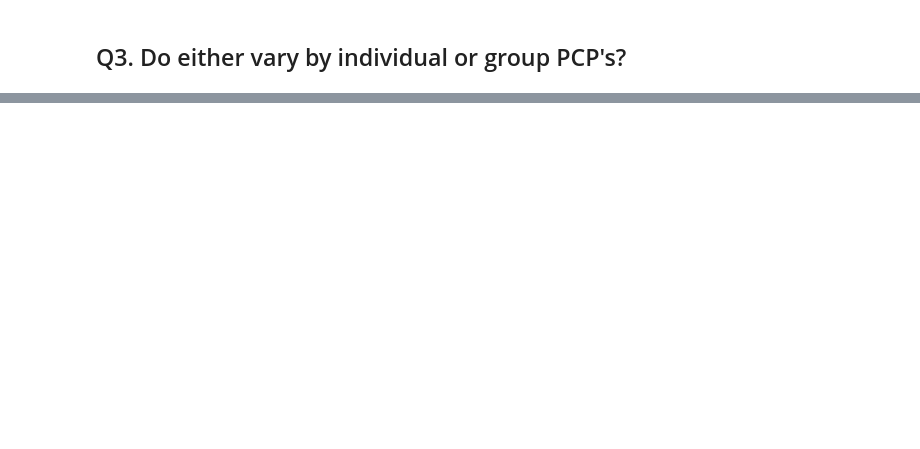
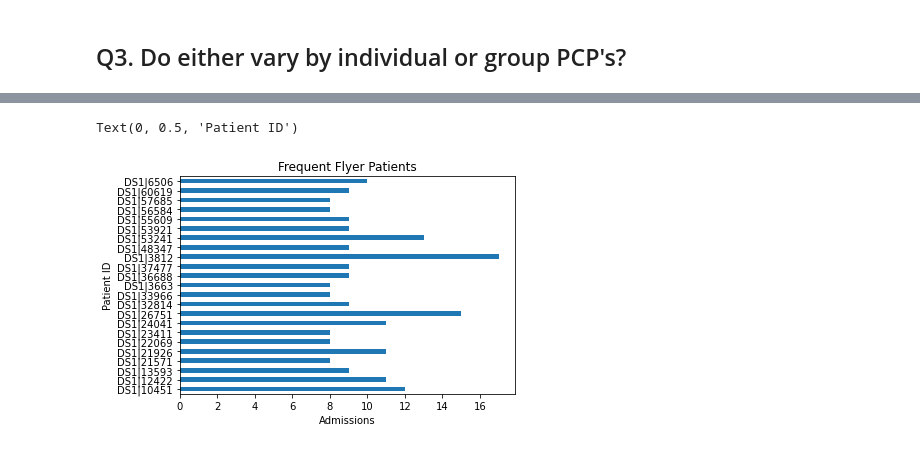
Before and after one commit to rghertel/hospital-readmission-not-koalas, a Jupyter notebook: URSA_hospital_readmission.ipynb, the cells around one changed output, grey strips where cells are left out. Saved outputs shown, nothing was run; the diff lists cells and outputs as text; code cells hidden in the pictures; blank space fills up the shorter version.

Commit message:
working on visuals

```diff
--- a/URSA_hospital_readmission.ipynb
+++ b/URSA_hospital_readmission.ipynb
@@ -366,0 +544,4 @@ pcp_seven.groupby(['Provider Group NPI']).count().sort_values('Patient ID',ascen
+# %%
+# merge members and admissions
+mem_adm=pd.merge(members,adm,how='left',left_on=['Patient ID'],right_on=['Patient ID'])
+mem_adm
@@ -366,0 +562,4 @@ pcp_seven.groupby(['Provider Group NPI']).count().sort_values('Patient ID',ascen
+# %%
+mem_adms=mem_adm[['Patient ID','Encounter Start Date']]
+# %%
+freq_fliers=mem_adms.groupby(['Patient ID']).count()
@@ -366,0 +587,2 @@ pcp_seven.groupby(['Provider Group NPI']).count().sort_values('Patient ID',ascen
+# %%
+freq_fliers=freq_fliers[freq_fliers['Encounter Start Date']>7]
@@ -366,0 +611,8 @@ pcp_seven.groupby(['Provider Group NPI']).count().sort_values('Patient ID',ascen
+# %%
+ax = freq_fliers.plot.barh(rot=0,legend=False)
+plt.title("Frequent Flyer Patients")
+plt.xlabel("Admissions")
+plt.ylabel("Patient ID")
+# %% [output]
+Text(0, 0.5, 'Patient ID')
+[figure, added]
```
Also changed, not shown: parts of 41 cells of this notebook.
